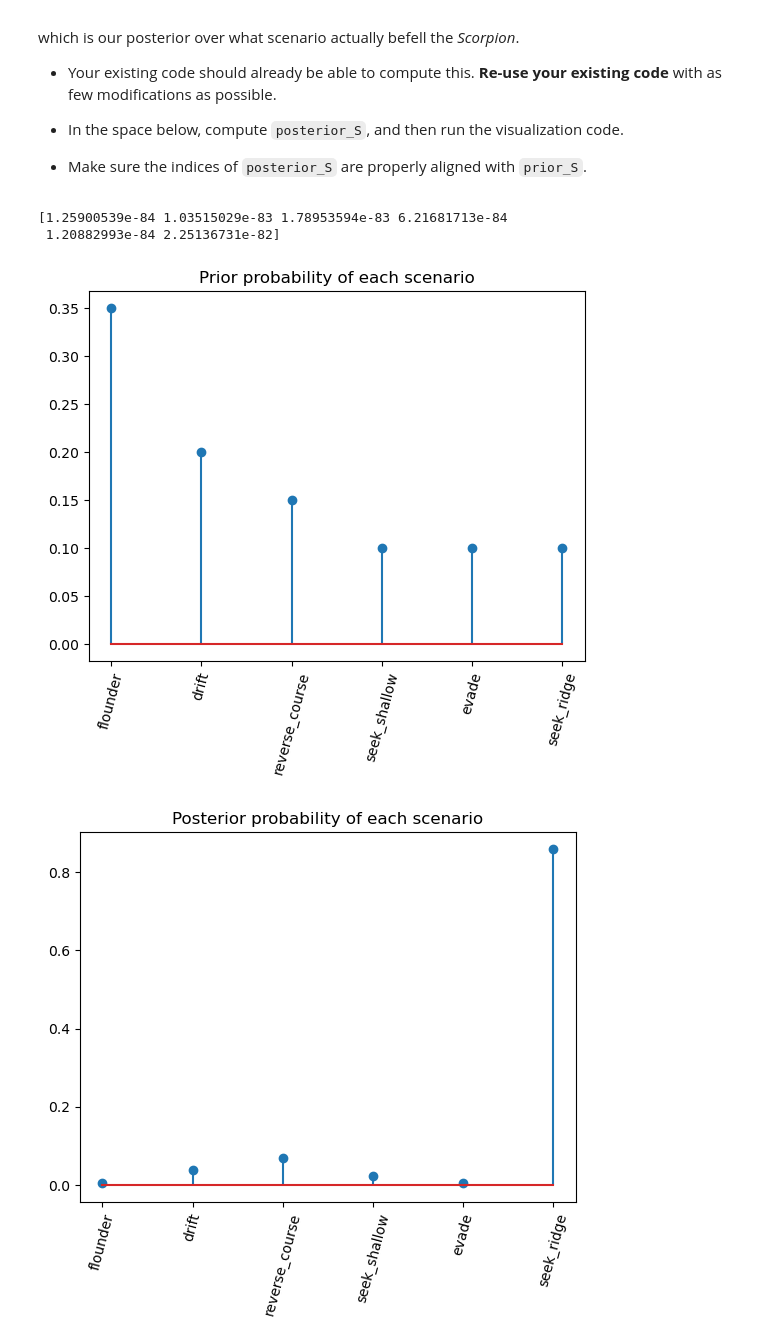
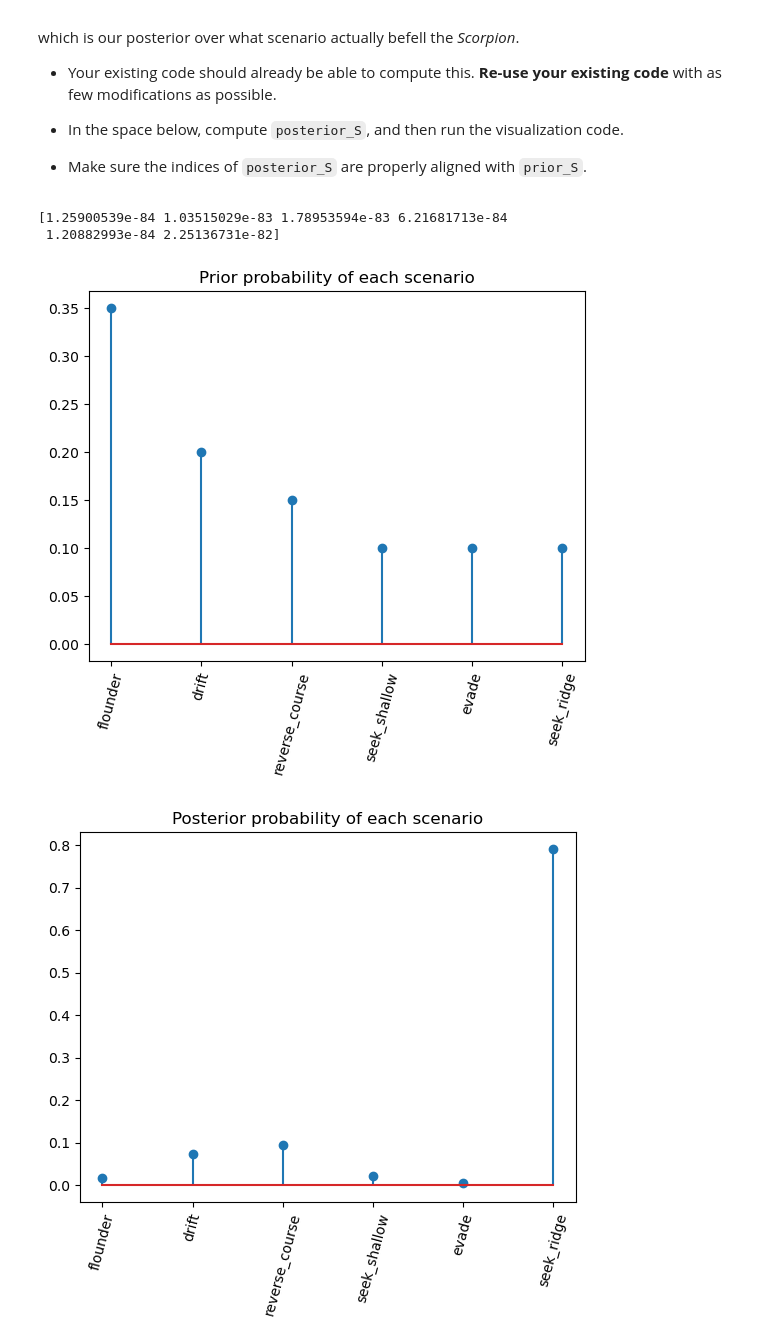
Before and after one commit to dx-li/stat_348_2024, a Jupyter notebook: assignments/hw4/hw4.ipynb, the cells around one changed output. Cells and saved outputs as stored; diff of their text form; code cells hidden in the pictures.

```diff
--- a/assignments/hw4/hw4.ipynb
+++ b/assignments/hw4/hw4.ipynb
@@ -670,33 +671,34 @@ prior_S = df_scenarios['p(s)'].values
 import numpy as np
 
 def compute_posterior():
     posterior_S = np.zeros(6)
     for i, s in enumerate(scenarios):
         for tau in range(25):
-            P_Z = forward_pass(tau, transition_matrices[s], initial_dist_K, sonar_likelihood(sonar_data, tau), predictive=False)[-1]
-            posterior_S[i] += tau_prior(s)[tau] * P_Z.sum()
+            P_Z = forward_pass(tau, transition_matrices[s], initial_dist_K, sonar_likelihood(sonar_data, tau), predictive=False)[-1].sum()
+            posterior_S[i] += tau_prior(s)[tau] * P_Z
     print(posterior_S)
+    posterior_S *= prior_S
     posterior_S /= posterior_S.sum()
     assert np.isclose(np.sum(posterior_S), 1)
     return posterior_S
 
 
 posterior_S = compute_posterior()
 
 
 assert posterior_S.shape == prior_S.shape and np.isclose(posterior_S.sum(), 1)
 
 _ = plt.stem(scenarios, prior_S)
 _ = plt.xticks(rotation=75)
 plt.title('Prior probability of each scenario')
 plt.show()
 
 _ = plt.stem(scenarios, posterior_S)
 _ = plt.xticks(rotation=75)
 plt.title('Posterior probability of each scenario')
 plt.show()
 # %% [output]
 [1.25900539e-84 1.03515029e-83 1.78953594e-83 6.21681713e-84
  1.20882993e-84 2.25136731e-82]
 [figure]
-[figure, old version]
+[figure, new version]
```
Also changed, not shown: parts of 2 cells of this notebook.
